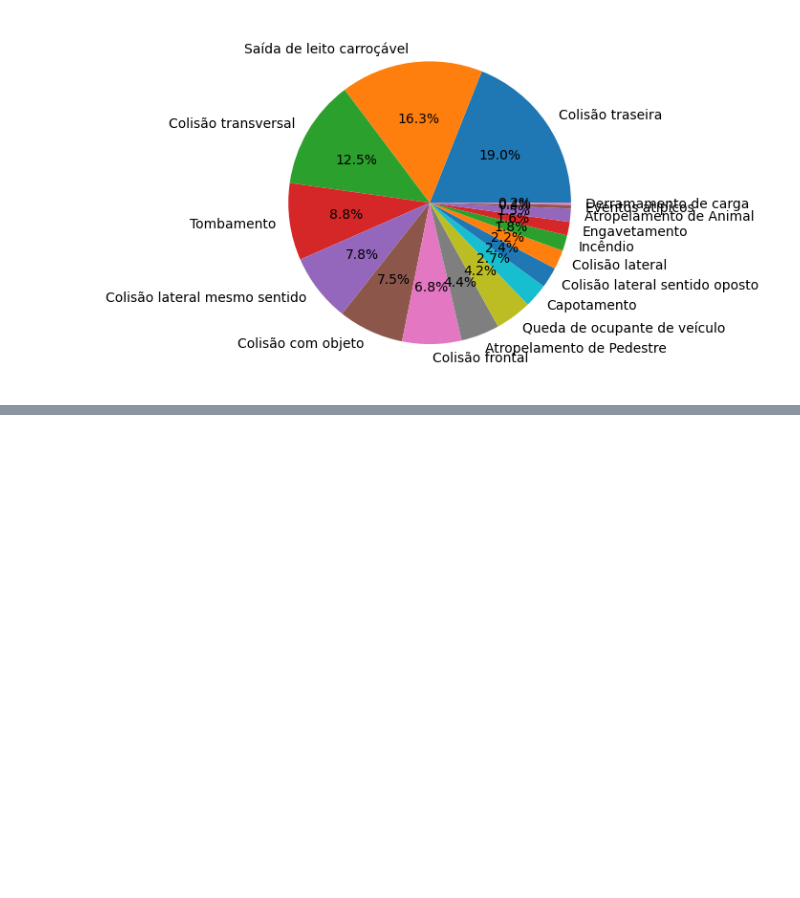
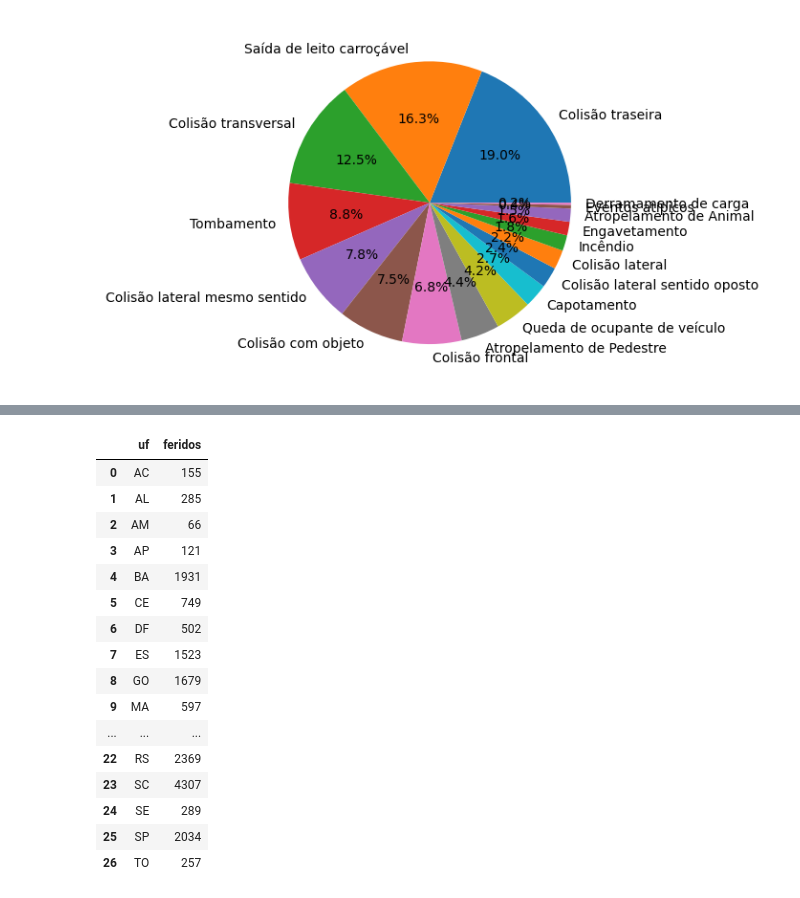
Before and after one commit to ivalcareggi/Data-Science, a Jupyter notebook: Projeto03- Acidentes-Brasil/Analise_de_acidentes_2021.ipynb, the cells around one changed output, grey strips where cells are left out. Drawn from its saved outputs; the diff is of its cells as text; code cells hidden in the pictures; blank space fills up the shorter version.

Commit message:
Explorando dados de feridos por estado

```diff
--- a/Projeto03- Acidentes-Brasil/Analise_de_acidentes_2021.ipynb
+++ b/Projeto03- Acidentes-Brasil/Analise_de_acidentes_2021.ipynb
@@ -174,0 +214,22 @@ grafPizza.add_trace(go.Pie(labels = labels, values = quant_colisoes, hoverinfo =
+# %%
+tipo_feridos_por_estado = df.groupby('uf')['feridos'].sum().reset_index(name = 'feridos')  ## O reset_index transforma series(dicionario / hash table) em dataframe
+# %%
+tipo_feridos_por_estado
+# %% [output]
+|  | uf | feridos |
+| 0 | AC | 155 |
+| 1 | AL | 285 |
+| 2 | AM | 66 |
+| 3 | AP | 121 |
+| 4 | BA | 1931 |
+| 5 | CE | 749 |
+| 6 | DF | 502 |
+| 7 | ES | 1523 |
+| 8 | GO | 1679 |
+| 9 | MA | 597 |
+| ... | ... | ... |
+| 22 | RS | 2369 |
+| 23 | SC | 4307 |
+| 24 | SE | 289 |
+| 25 | SP | 2034 |
+| 26 | TO | 257 |
```
Also changed, not shown: parts of 6 cells of this notebook.
